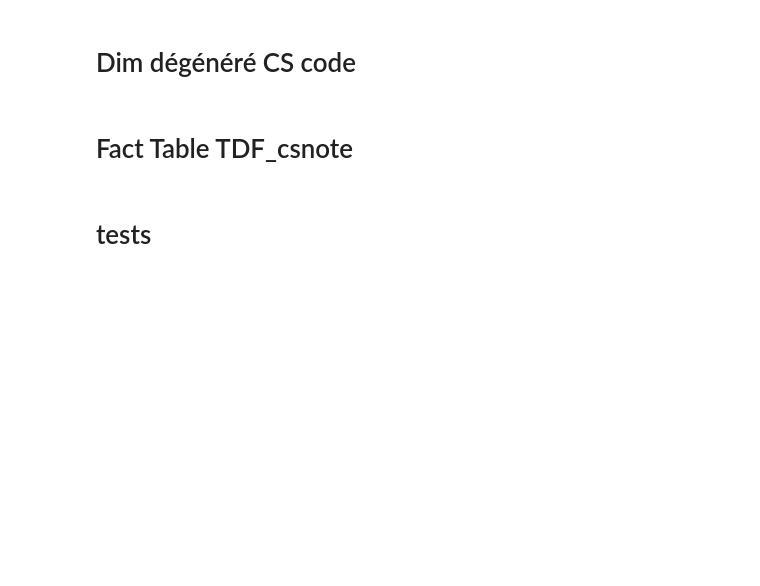
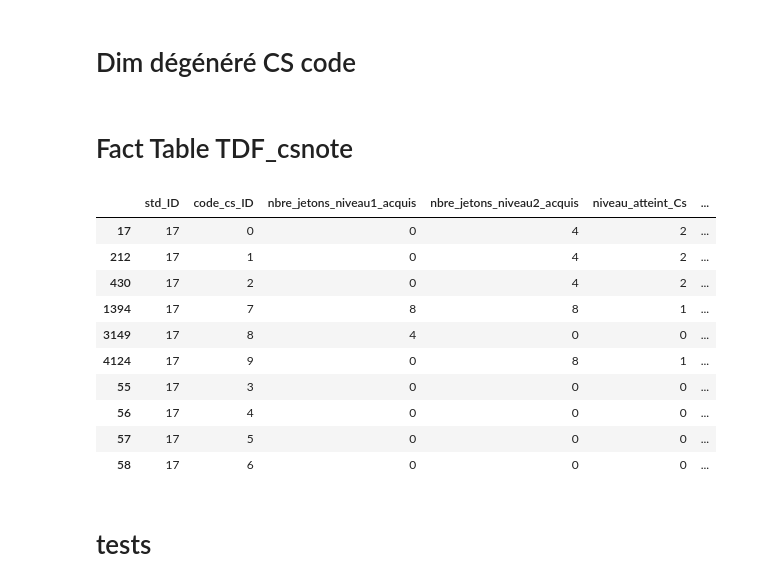
Before and after one commit to Syndorik/BI, a Jupyter notebook: ipynb/Dim creation.ipynb, the cells around one changed output. Cells and saved outputs as stored; diff of their text form; code cells hidden in the pictures; blank space fills up the shorter version.

```diff
--- a/ipynb/Dim creation.ipynb
+++ b/ipynb/Dim creation.ipynb
@@ -535,6 +535,20 @@ df_toappend = pd.DataFrame(data= {
 ft_csnote = ft_csnote.append(df_toappend)
 ft_csnote["ratio_jeton_niv_de_1_à_2"] = ft_csnote["ratio_jeton_niv_de_1_à_2"].apply(round)
 ft_csnote["ratio_jeton_niv_de_0_à_1"] = ft_csnote["ratio_jeton_niv_de_0_à_1"].apply(round)
+# %%
+ft_csnote[ft_csnote["std_ID"] == 17]
+# %% [output]
+|  | std_ID | code_cs_ID | nbre_jetons_niveau1_acquis | nbre_jetons_niveau2_acquis | niveau_atteint_Cs | ... |
+| 17 | 17 | 0 | 0 | 4 | 2 | ... |
+| 212 | 17 | 1 | 0 | 4 | 2 | ... |
+| 430 | 17 | 2 | 0 | 4 | 2 | ... |
+| 1394 | 17 | 7 | 8 | 8 | 1 | ... |
+| 3149 | 17 | 8 | 4 | 0 | 0 | ... |
+| 4124 | 17 | 9 | 0 | 8 | 1 | ... |
+| 55 | 17 | 3 | 0 | 0 | 0 | ... |
+| 56 | 17 | 4 | 0 | 0 | 0 | ... |
+| 57 | 17 | 5 | 0 | 0 | 0 | ... |
+| 58 | 17 | 6 | 0 | 0 | 0 | ... |
 # %% [markdown]
 # tests
 # %%
```
Also changed, not shown: parts of 4 cells of this notebook, 4 other files.
